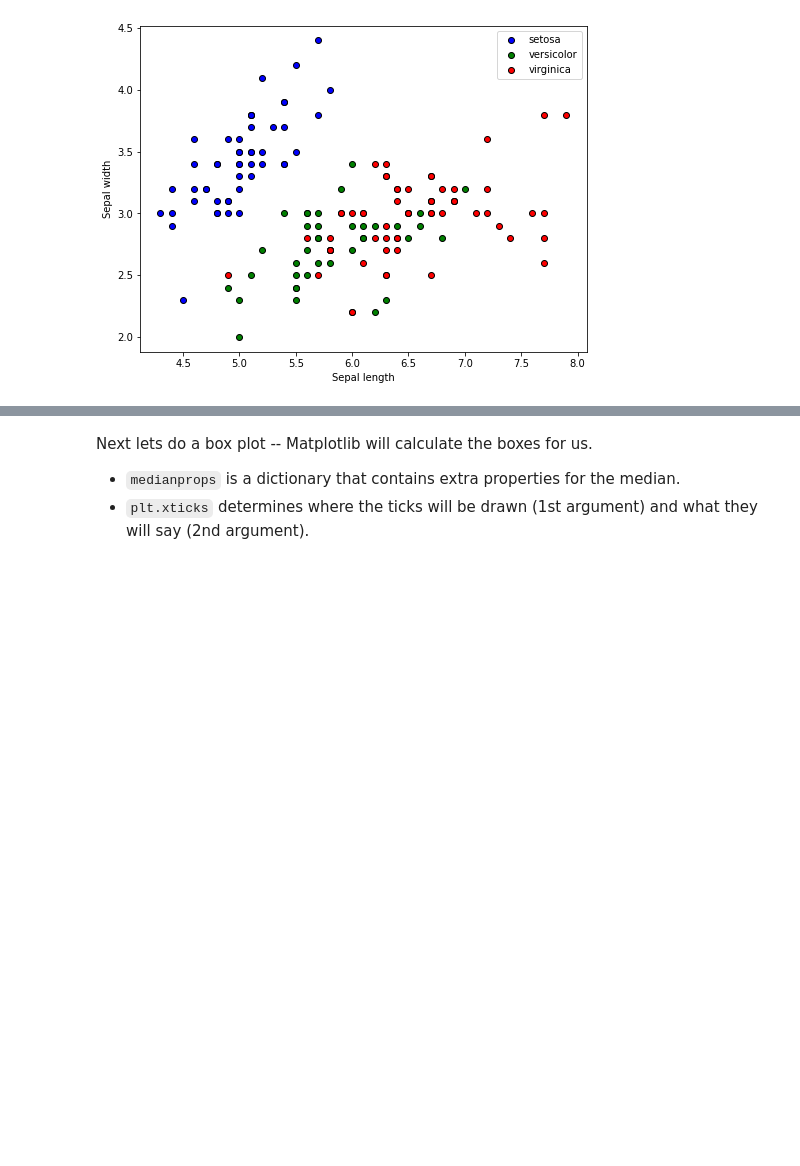
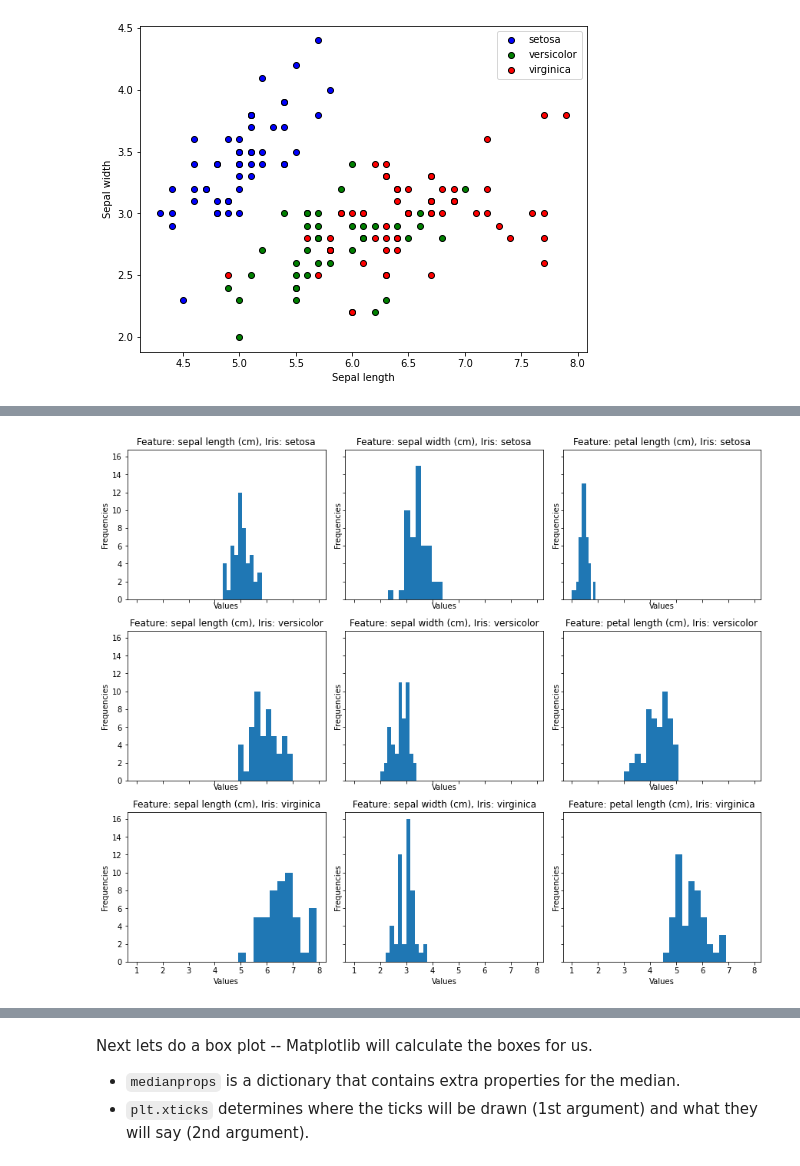
Before and after one commit to faigyb/python4ml, a Jupyter notebook: matplotlib.ipynb, the cells around one changed output, grey strips where cells are left out. Cells and saved outputs as stored; diff of their text form; code cells hidden in the pictures; blank space fills up the shorter version.

```diff
--- a/matplotlib.ipynb
+++ b/matplotlib.ipynb
@@ -353,0 +355,11 @@ Use `plt.tick_params(labelsize = ...)` in order to set the ticks label size.
+# %%
+fig, ax = plt.subplots(nrows=3, ncols=3, constrained_layout=True, figsize=(12, 10), sharex=True, sharey=True)
+
+for i in range(3): # iterate over Iris types
+    for f in range(3): # iterate over features
+        ax[i, f].hist(X[y==i, f])
+        ax[i, f].set_title(f'Feature: {x_labels[f]}, Iris: {y_labels[i]}')
+        ax[i, f].set_xlabel('Values')
+        ax[i, f].set_ylabel('Frequencies')
+# %% [output]
+[figure, added]
```
Also changed, not shown: parts of 9 cells of this notebook.
